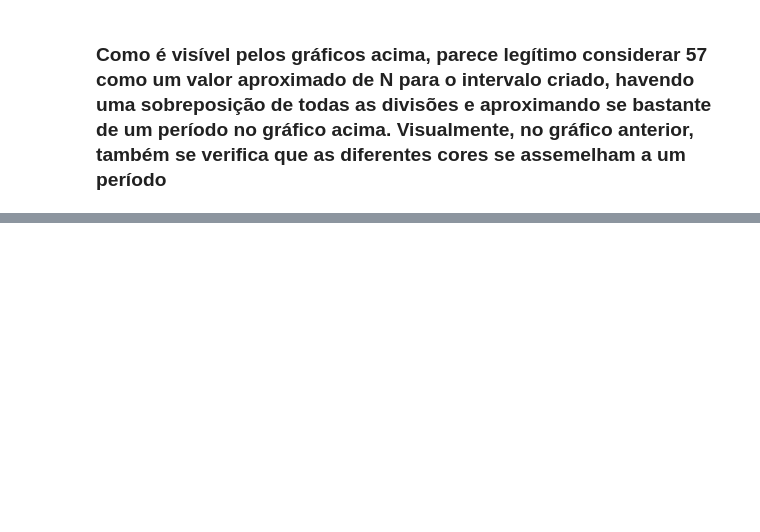
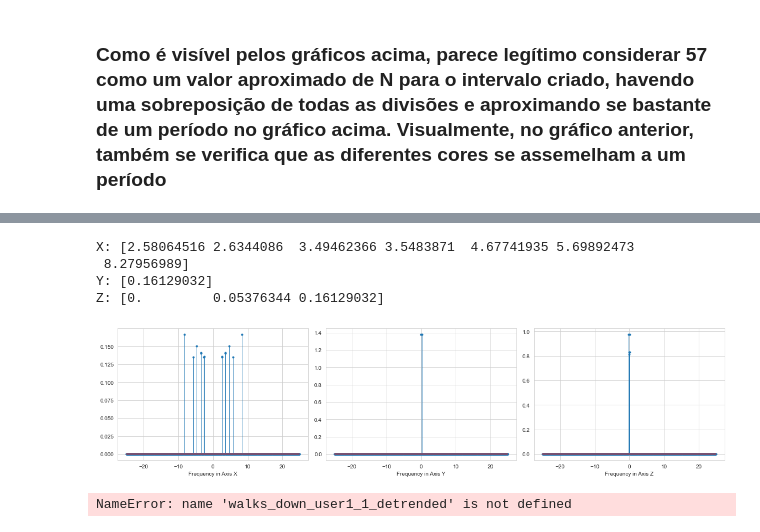
Before and after one commit to joelpoliveira/ProjetoATD, a Jupyter notebook: Main/main.ipynb, the cells around one changed output, grey strips where cells are left out. Drawn from its saved outputs; the diff is of its cells as text; code cells hidden in the pictures; blank space fills up the shorter version.

```diff
--- a/Main/main.ipynb
+++ b/Main/main.ipynb
@@ -326,7 +340,7 @@ def plot_activity_freqs(user_frag_act, N, fs = 50 ):
 # %%
 unow = user1_1
 walks_user1_1 = [ ufrag(unow, 2.5, 2.693), ufrag(unow, 2.955, 3.088), ufrag(user1_1, 3.355, 3.488), ufrag(user1_1, 3.715, 3.848)]
-walks_user1_1_detrended = [ ufrag(unow, 2.55, 2.7), ufrag(unow, 2.5, 2.693), ufrag(unow, 2.5, 2.693), ufrag(unow, 2.5, 2.693)]
+walks_user1_1_detrended = []
 for i in walks_user1_1:
     walks_user1_1_detrended.append( detrend_user_walk(i) )
 plot_user_walks(walks_user1_1_detrended)
@@ -397,2 +954,8 @@ plot_activity_freqs(walks_user1_1_detrended[0], len(walks_user1_1[0]))
 # %%
-plot_activity_freqs(walks_user1_2_detrended[0], len(walks_user1_2_detrended[0]))
+plot_activity_freqs(stand_user1_1_detrended[0], len(stand_user1_1[0]))
+# %% [output]
+X: [2.58064516 2.6344086  3.49462366 3.5483871  4.67741935 5.69892473
+ 8.27956989]
+Y: [0.16129032]
+Z: [0.         0.05376344 0.16129032]
+[figure, added]
@@ -407,6 +966,10 @@ walks_user2_1_detrended = []
 for i in walks_user2_1:
     walks_user2_1_detrended.append( detrend_user_walk(i) )
 #plot_user_walks(walks_user2_1_detrended)
+# %%
+plot_user_walks(walks_down_user1_1_detrended)
+# %% [output]
+NameError: name 'walks_down_user1_1_detrended' is not defined
 # %%
 plot_activity_freqs(walks_user2_1_detrended[0], len(walks_user2_1_detrended[0]))
 # %%
```
Also changed, not shown: parts of 42 cells of this notebook, 1 other file.
